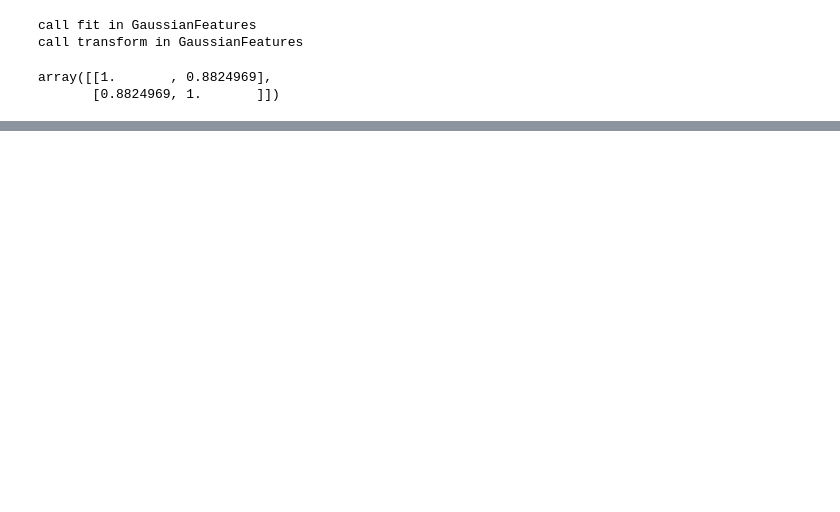
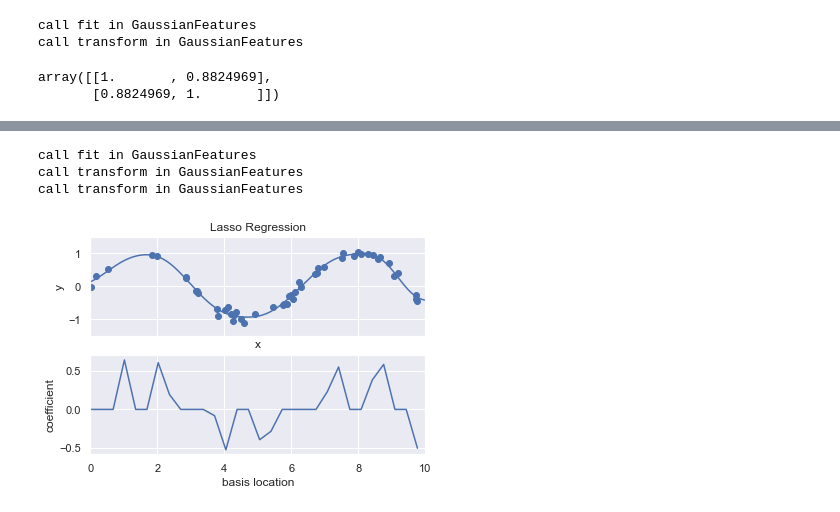
Before and after one commit to lingtengkong/PyTutorial, a Jupyter notebook: machine learning/In Depth: Linear Regression.ipynb, the cells around one changed output, grey strips where cells are left out. Drawn from its saved outputs; the diff is of its cells as text; code cells hidden in the pictures; blank space fills up the shorter version.

```diff
--- a/machine learning/In Depth: Linear Regression.ipynb
+++ b/machine learning/In Depth: Linear Regression.ipynb
@@ -142,0 +198,9 @@ array([[1.       , 0.8824969],
+# %%
+from sklearn.linear_model import Lasso
+model = make_pipeline(GaussianFeatures(30), Lasso(alpha=0.001))
+basis_plot(model, title='Lasso Regression') # it prefers to set the coefficient to 0
+# %% [output]
+call fit in GaussianFeatures
+call transform in GaussianFeatures
+call transform in GaussianFeatures
+[figure, added]
```
Also changed, not shown: parts of 18 cells of this notebook, 4 other files.
